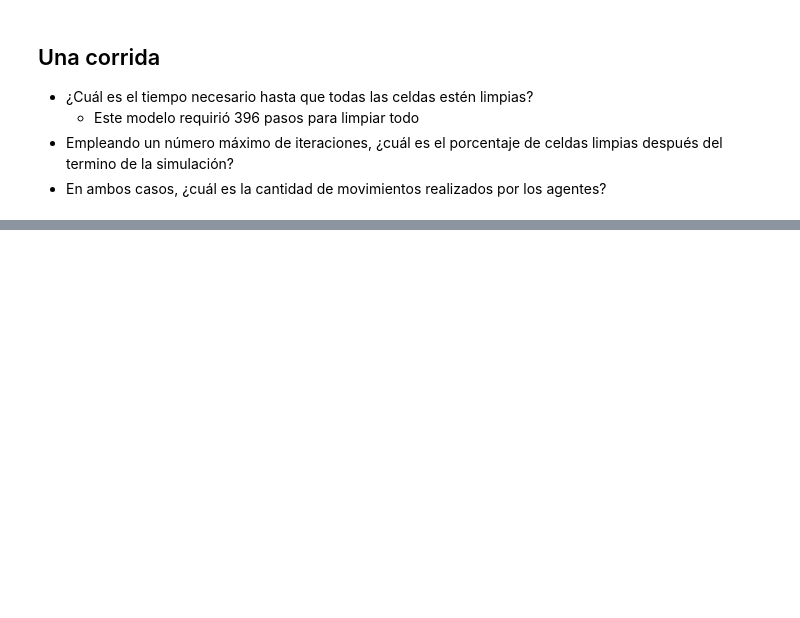
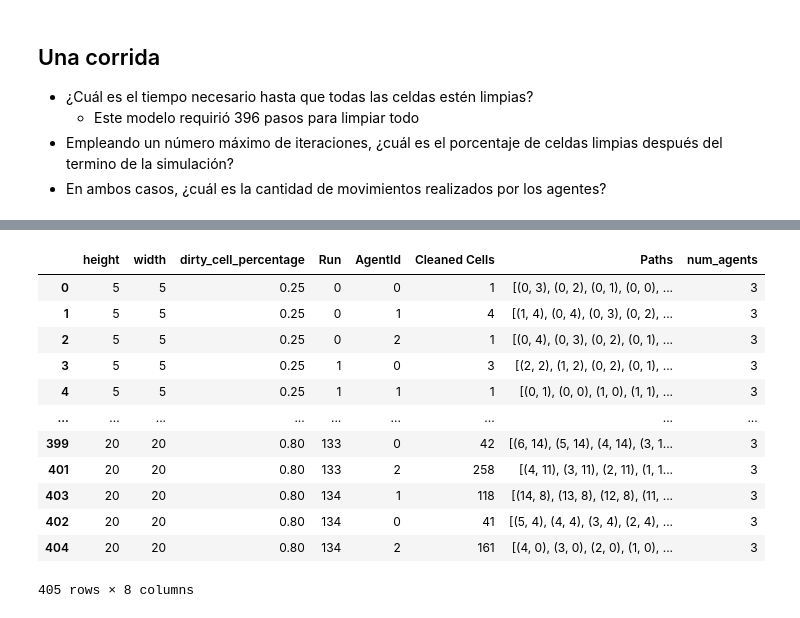
Before and after one commit to felix-rojas/graphics2023, a Jupyter notebook: Act/m1.ipynb, the cells around one changed output, grey strips where cells are left out. Saved outputs shown, nothing was run; the diff lists cells and outputs as text; code cells hidden in the pictures; blank space fills up the shorter version.

Commit message:
added batch run

```diff
--- a/Act/m1.ipynb
+++ b/Act/m1.ipynb
@@ -244,8 +244,7 @@ batch_to_run = batchrunner.BatchRunner(
     agent_reporters = {"Cleaned Cells": "clean_count","Paths": "visited_places"}
 )
 
-
 batch_to_run.run_all()
 
-model_df = batch_to_run.get_collector_model()
-agent_df = batch_to_run.get_collector_agents()
+model_dict = batch_to_run.get_model_vars_dataframe()
+agent_dict = batch_to_run.get_agent_vars_dataframe()
@@ -271,0 +267,16 @@ model_df
+# %%
+agent_dict
+# %% [output]
+|  | height | width | dirty_cell_percentage | Run | AgentId | Cleaned Cells | Paths | num_agents |
+| 0 | 5 | 5 | 0.25 | 0 | 0 | 1 | [(0, 3), (0, 2), (0, 1), (0, 0), ... | 3 |
+| 1 | 5 | 5 | 0.25 | 0 | 1 | 4 | [(1, 4), (0, 4), (0, 3), (0, 2), ... | 3 |
+| 2 | 5 | 5 | 0.25 | 0 | 2 | 1 | [(0, 4), (0, 3), (0, 2), (0, 1), ... | 3 |
+| 3 | 5 | 5 | 0.25 | 1 | 0 | 3 | [(2, 2), (1, 2), (0, 2), (0, 1), ... | 3 |
+| 4 | 5 | 5 | 0.25 | 1 | 1 | 1 | [(0, 1), (0, 0), (1, 0), (1, 1), ... | 3 |
+| ... | ... | ... | ... | ... | ... | ... | ... | ... |
+| 399 | 20 | 20 | 0.80 | 133 | 0 | 42 | [(6, 14), (5, 14), (4, 14), (3, 1... | 3 |
+| 401 | 20 | 20 | 0.80 | 133 | 2 | 258 | [(4, 11), (3, 11), (2, 11), (1, 1... | 3 |
+| 403 | 20 | 20 | 0.80 | 134 | 1 | 118 | [(14, 8), (13, 8), (12, 8), (11, ... | 3 |
+| 402 | 20 | 20 | 0.80 | 134 | 0 | 41 | [(5, 4), (4, 4), (3, 4), (2, 4), ... | 3 |
+| 404 | 20 | 20 | 0.80 | 134 | 2 | 161 | [(4, 0), (3, 0), (2, 0), (1, 0), ... | 3 |
+405 rows × 8 columns
```
Also changed, not shown: parts of 5 cells of this notebook.
